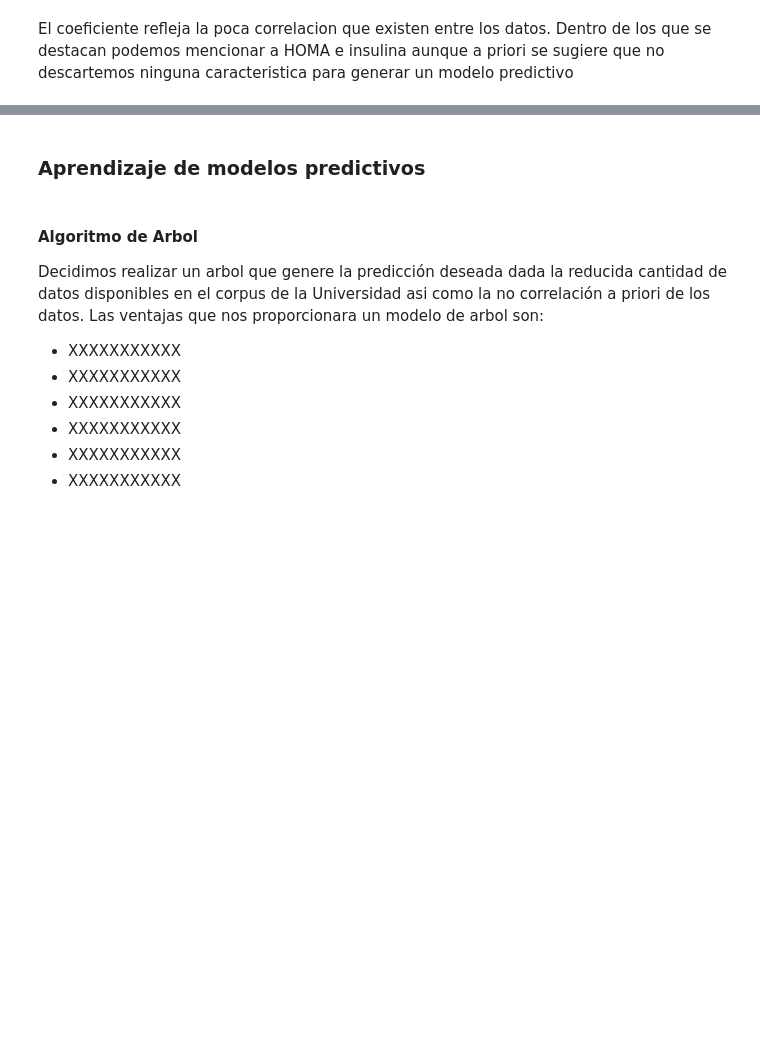
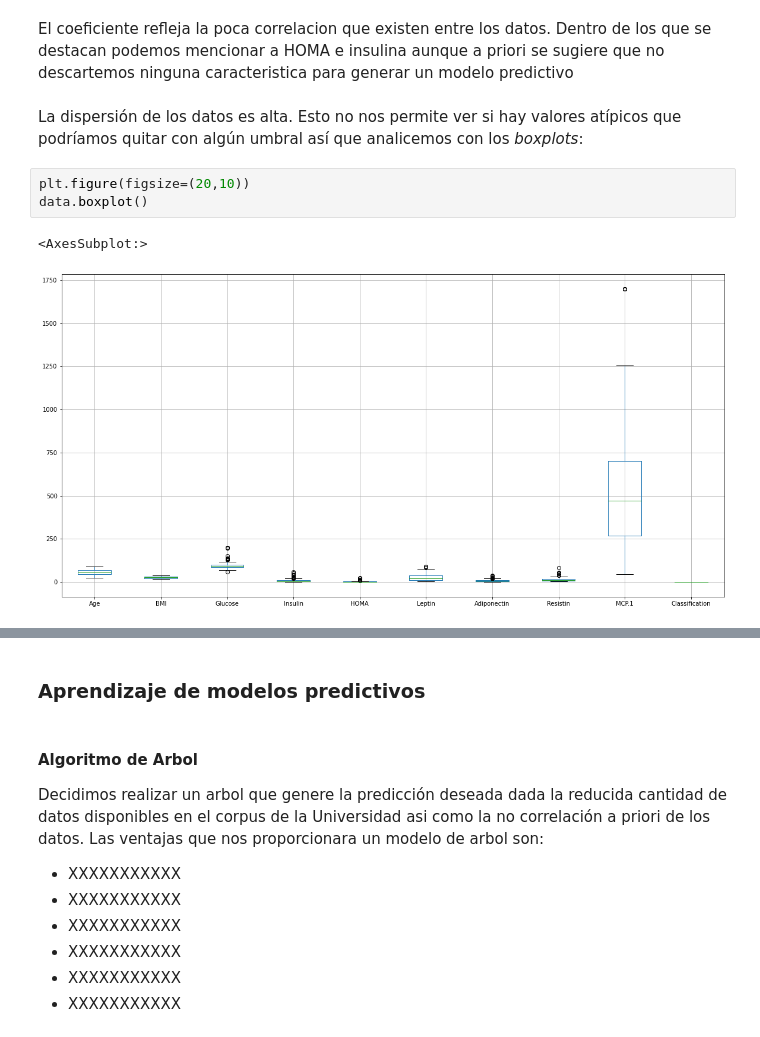
Before and after one commit to germangelv/MULCIA-IACD-practices, a Jupyter notebook: practice-datos/proyecto_de_data_science.ipynb, the cells around one changed output, grey strips where cells are left out. Drawn from its saved outputs; the diff is of its cells as text; blank space fills up the shorter version.

```diff
--- a/practice-datos/proyecto_de_data_science.ipynb
+++ b/practice-datos/proyecto_de_data_science.ipynb
@@ -246,2 +251,10 @@ sns.heatmap(X_data.astype(float).corr(),linewidths=0.1,vmax=1.0,
 # %% [markdown]
 El coeficiente refleja la poca correlacion que existen entre los datos. Dentro de los que se destacan podemos mencionar a HOMA e insulina aunque a priori se sugiere que no descartemos ninguna caracteristica para generar un modelo predictivo
+# %% [markdown]
+La dispersión de los datos es alta. Esto no nos permite ver si hay valores atípicos que podríamos quitar con algún umbral así que analicemos con los *boxplots*:
+# %%
+plt.figure(figsize=(20,10))
+data.boxplot()
+# %% [output]
+<AxesSubplot:>
+[figure, added]
```
Also changed, not shown: parts of 53 cells of this notebook, 9 other files.
